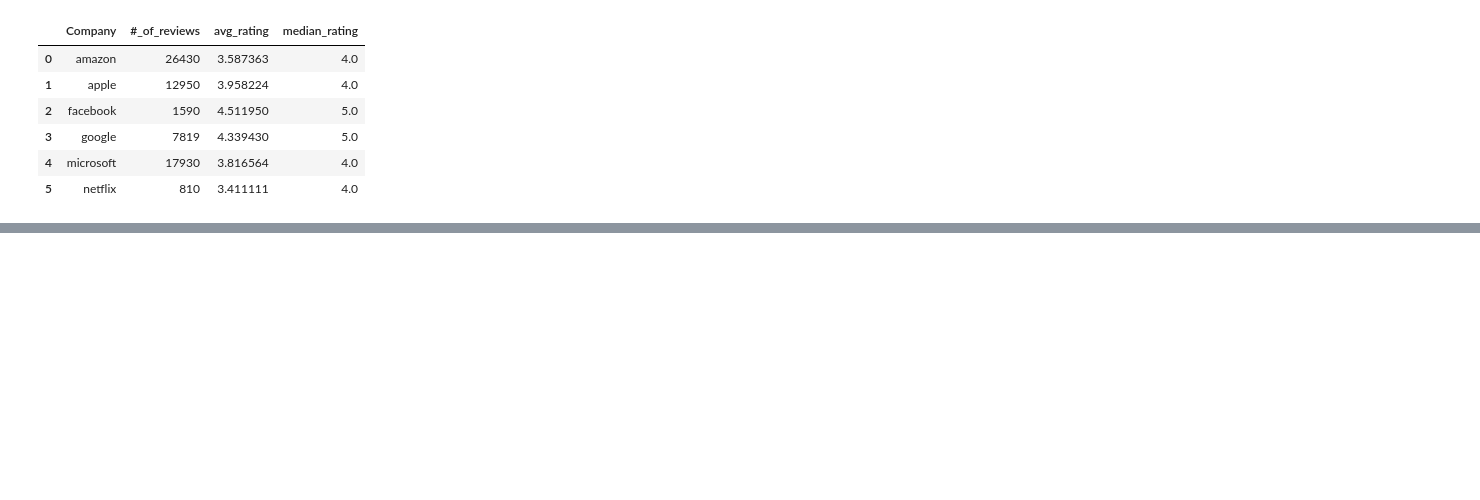
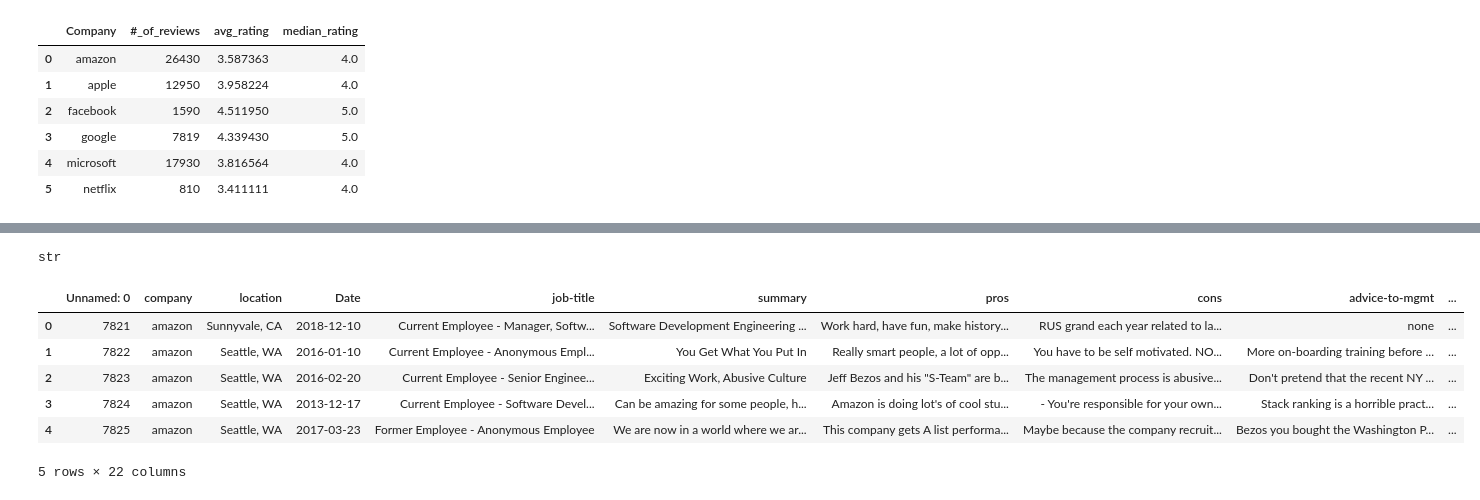
Before and after one commit to annabl38/Project_1, a Jupyter notebook: Company_stuff.Kim.ipynb, the cells around one changed output, grey strips where cells are left out. Saved outputs shown, nothing was run; the diff lists cells and outputs as text; code cells hidden in the pictures; blank space fills up the shorter version.

```diff
--- a/Company_stuff.Kim.ipynb
+++ b/Company_stuff.Kim.ipynb
@@ -40,3 +48,6 @@ review_data['dates'] = review_data['dates'].apply(time_convert)
+# %%
+# Rename columns for merge-ability
+review_data=review_data.rename(columns={"dates":"Date"})
 # %%
 amazon_df=(review_data[review_data['company']=='amazon']).dropna()
 apple_df=(review_data[review_data['company']=='apple']).dropna()
@@ -46,0 +65,23 @@ netflix_df=(review_data[review_data['company']=='netflix']).dropna()
+# %%
+amazon_df['Date'] = pd.to_datetime(amazon_df['Date'],format=None)
+# %%
+#Apple stock data
+AAPL_file= "../Project_1/worldtradingdata-history-AAPL.csv"
+AAPL_df= pd.read_csv(AAPL_file)
+
+#FB stock data
+FB_file= "../Project_1/worldtradingdata-history-FB.csv"
+FBL_df= pd.read_csv(FB_file)
+
+#Microsoft stock data
+MSFT_file= "../Project_1/worldtradingdata-history-MSFT.csv"
+MSFT_df= pd.read_csv(MSFT_file)
+
+#Google stock data
+GOOG_file= "../Project_1/worldtradingdata-history-GOOG.csv"
+GOOG_df= pd.read_csv(GOOG_file)
+
+#Amazon stock data
+AMZN_file= "../Project_1/worldtradingdata-history-AMZN.csv"
+AMZN_df= pd.read_csv(AMZN_file)
+AMZN_df.head()
@@ -46,0 +95,17 @@ netflix_df=(review_data[review_data['company']=='netflix']).dropna()
+# %%
+type(AMZN_df['Date'][0])
+# %% [output]
+str
+# %%
+AMZN_df['Date'] = pd.to_datetime(AMZN_df['Date'],format=None)
+# %%
+Amazon_AMZN=pd.merge(amazon_df, AMZN_df, how='left', on ='Date')
+Amazon_AMZN.head()
+# %% [output]
+|  | Unnamed: 0 | company | location | Date | job-title | summary | pros | cons | advice-to-mgmt | ... |
+| 0 | 7821 | amazon | Sunnyvale, CA | 2018-12-10 | Current Employee - Manager, Softw... | Software Development Engineering ... | Work hard, have fun, make history... | RUS grand each year related to la... | none | ... |
+| 1 | 7822 | amazon | Seattle, WA | 2016-01-10 | Current Employee - Anonymous Empl... | You Get What You Put In | Really smart people, a lot of opp... | You have to be self motivated. NO... | More on-boarding training before ... | ... |
+| 2 | 7823 | amazon | Seattle, WA | 2016-02-20 | Current Employee - Senior Enginee... | Exciting Work, Abusive Culture | Jeff Bezos and his "S-Team" are b... | The management process is abusive... | Don't pretend that the recent NY ... | ... |
+| 3 | 7824 | amazon | Seattle, WA | 2013-12-17 | Current Employee - Software Devel... | Can be amazing for some people, h... | Amazon is doing lot's of cool stu... | - You're responsible for your own... | Stack ranking is a horrible pract... | ... |
+| 4 | 7825 | amazon | Seattle, WA | 2017-03-23 | Former Employee - Anonymous Employee | We are now in a world where we ar... | This company gets A list performa... | Maybe because the company recruit... | Bezos you bought the Washington P... | ... |
+5 rows × 22 columns
```
Also changed, not shown: parts of 4 cells of this notebook.
